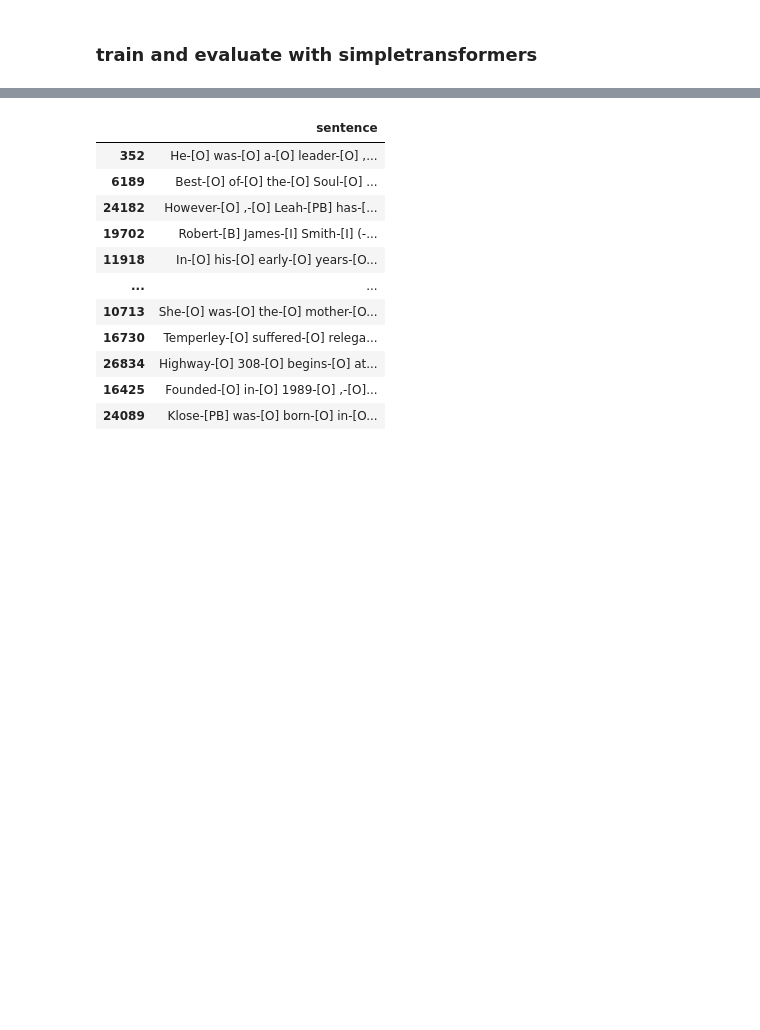
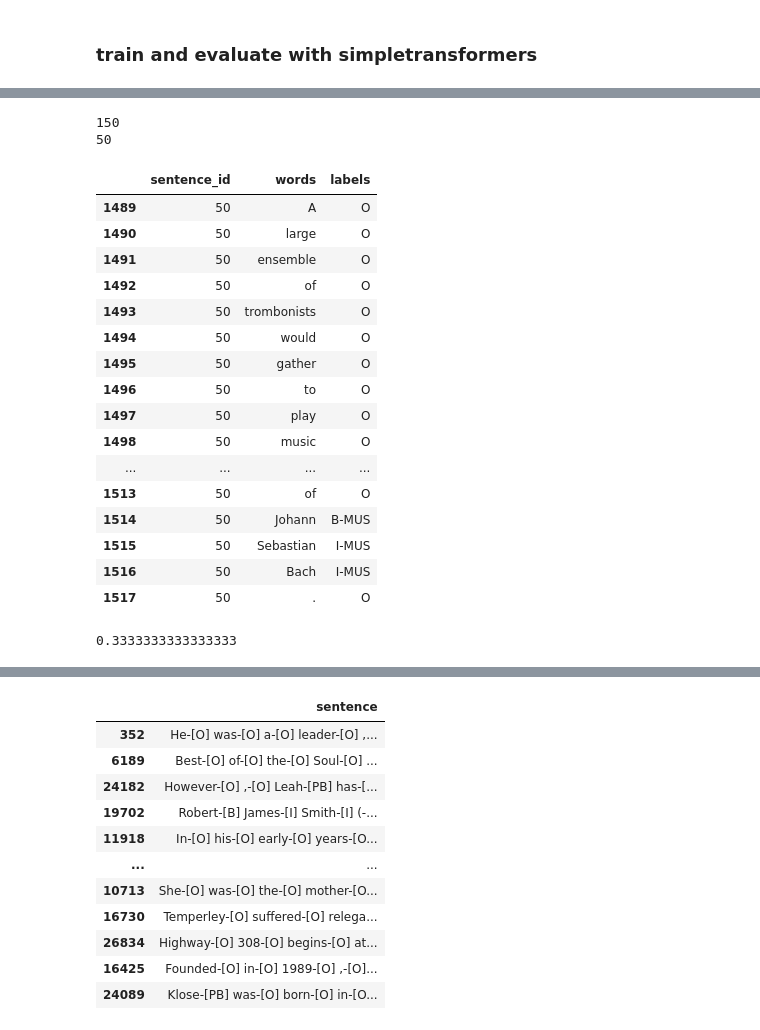
Before and after one commit to allenai/spike-ds-tutorials, a Jupyter notebook: src/train_with_simpletransformers.ipynb, the cells around one changed output, grey strips where cells are left out. Drawn from its saved outputs; the diff is of its cells as text; code cells hidden in the pictures; blank space fills up the shorter version.

```diff
--- a/src/train_with_simpletransformers.ipynb
+++ b/src/train_with_simpletransformers.ipynb
@@ -163,0 +231,29 @@ INFO:simpletransformers.ner.ner_model: Converting to features started.
+# %%
+print(len(dev_set["sentence_id"].unique()))
+mus_dev = dev_set[dev_set['labels'] == 'B-MUS']["sentence_id"].unique()
+print(len(mus_dev))
+dev_set[dev_set['sentence_id'] == mus_dev[0]]
+# %% [output]
+150
+50
+|  | sentence_id | words | labels |
+| 1489 | 50 | A | O |
+| 1490 | 50 | large | O |
+| 1491 | 50 | ensemble | O |
+| 1492 | 50 | of | O |
+| 1493 | 50 | trombonists | O |
+| 1494 | 50 | would | O |
+| 1495 | 50 | gather | O |
+| 1496 | 50 | to | O |
+| 1497 | 50 | play | O |
+| 1498 | 50 | music | O |
+| ... | ... | ... | ... |
+| 1513 | 50 | of | O |
+| 1514 | 50 | Johann | B-MUS |
+| 1515 | 50 | Sebastian | I-MUS |
+| 1516 | 50 | Bach | I-MUS |
+| 1517 | 50 | . | O |
+# %%
+50/150
+# %% [output]
+0.3333333333333333
```
Also changed, not shown: parts of 11 cells of this notebook, 14 other files.
